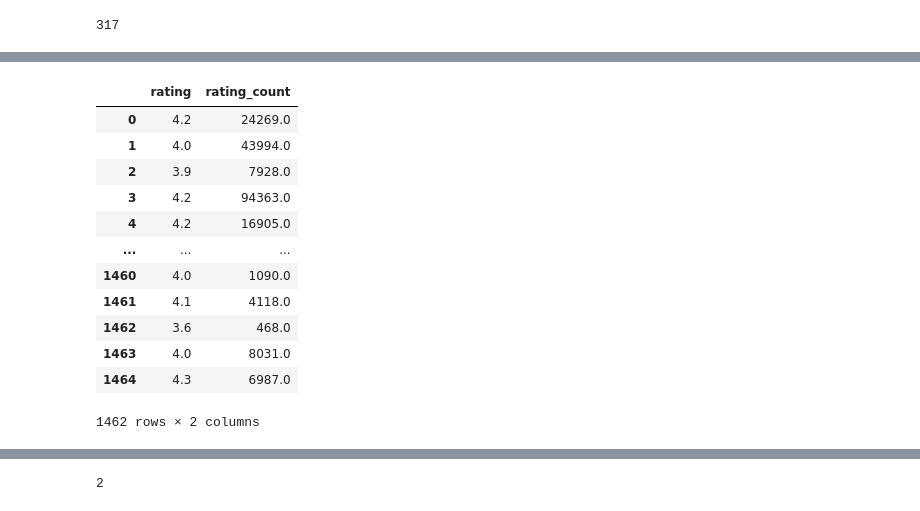
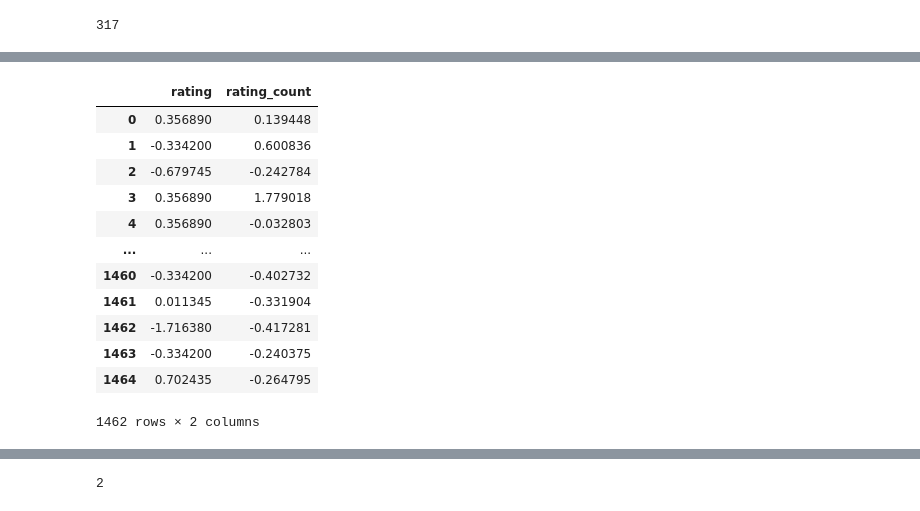
Before and after one commit to blackChan1234/AI, a Jupyter notebook: Basic_NN.ipynb, the cells around one changed output, grey strips where cells are left out. Saved outputs shown, nothing was run; the diff lists cells and outputs as text; code cells hidden in the pictures.

```diff
--- a/Basic_NN.ipynb
+++ b/Basic_NN.ipynb
@@ -393,0 +327,20 @@ amazon_df
+# %%
+amazon_df.fillna({
+    'discounted_price': amazon_df['discounted_price'].mean(),
+    'actual_price': amazon_df['actual_price'].mean(),
+    'discount_percentage': amazon_df['discount_percentage'].mean(),
+    'rating': amazon_df['rating'].mean(),
+    'rating_count': amazon_df['rating_count'].mean()
+}, inplace=True)
+# %%
+amazon_df['price_difference'] = amazon_df['actual_price'] - amazon_df['discounted_price']
+amazon_df['has_discount'] = amazon_df['discount_percentage'].apply(lambda x: 1 if x > 0 else 0)
+amazon_df['rating_level'] = pd.cut(amazon_df['rating'], bins=[0, 2, 4, 5], labels=['low', 'middle', 'high'])
+# %%
+one_hot_encoded_data = amazon_df['category'].str.get_dummies(sep='|')
+
+df = amazon_df.join(one_hot_encoded_data)
+
+# 刪除原始的 'category' 列
+df.drop('category', axis=1, inplace=True)
+df
@@ -393,0 +376,7 @@ amazon_df
+# %%
+from sklearn.preprocessing import StandardScaler
+
+scaler = StandardScaler()
+numerical_cols = ['discounted_price', 'actual_price', 'discount_percentage', 'rating', 'rating_count']  # Add other numerical columns if needed
+df[numerical_cols] = scaler.fit_transform(df[numerical_cols])
+df
@@ -399,18 +402,18 @@ y =  amazon_df[["rating","rating_count"]].values
 # %%
- amazon_df[["rating","rating_count"]]
+ df[["rating","rating_count"]]
 # %% [output]
 |  | rating | rating_count |
-| 0 | 4.2 | 24269.0 |
-| 1 | 4.0 | 43994.0 |
-| 2 | 3.9 | 7928.0 |
-| 3 | 4.2 | 94363.0 |
-| 4 | 4.2 | 16905.0 |
+| 0 | 0.356890 | 0.139448 |
+| 1 | -0.334200 | 0.600836 |
+| 2 | -0.679745 | -0.242784 |
+| 3 | 0.356890 | 1.779018 |
+| 4 | 0.356890 | -0.032803 |
 | ... | ... | ... |
-| 1460 | 4.0 | 1090.0 |
-| 1461 | 4.1 | 4118.0 |
-| 1462 | 3.6 | 468.0 |
-| 1463 | 4.0 | 8031.0 |
-| 1464 | 4.3 | 6987.0 |
+| 1460 | -0.334200 | -0.402732 |
+| 1461 | 0.011345 | -0.331904 |
+| 1462 | -1.716380 | -0.417281 |
+| 1463 | -0.334200 | -0.240375 |
+| 1464 | 0.702435 | -0.264795 |
 1462 rows × 2 columns
 # %%
 y
```
Also changed, not shown: parts of 28 cells of this notebook.
